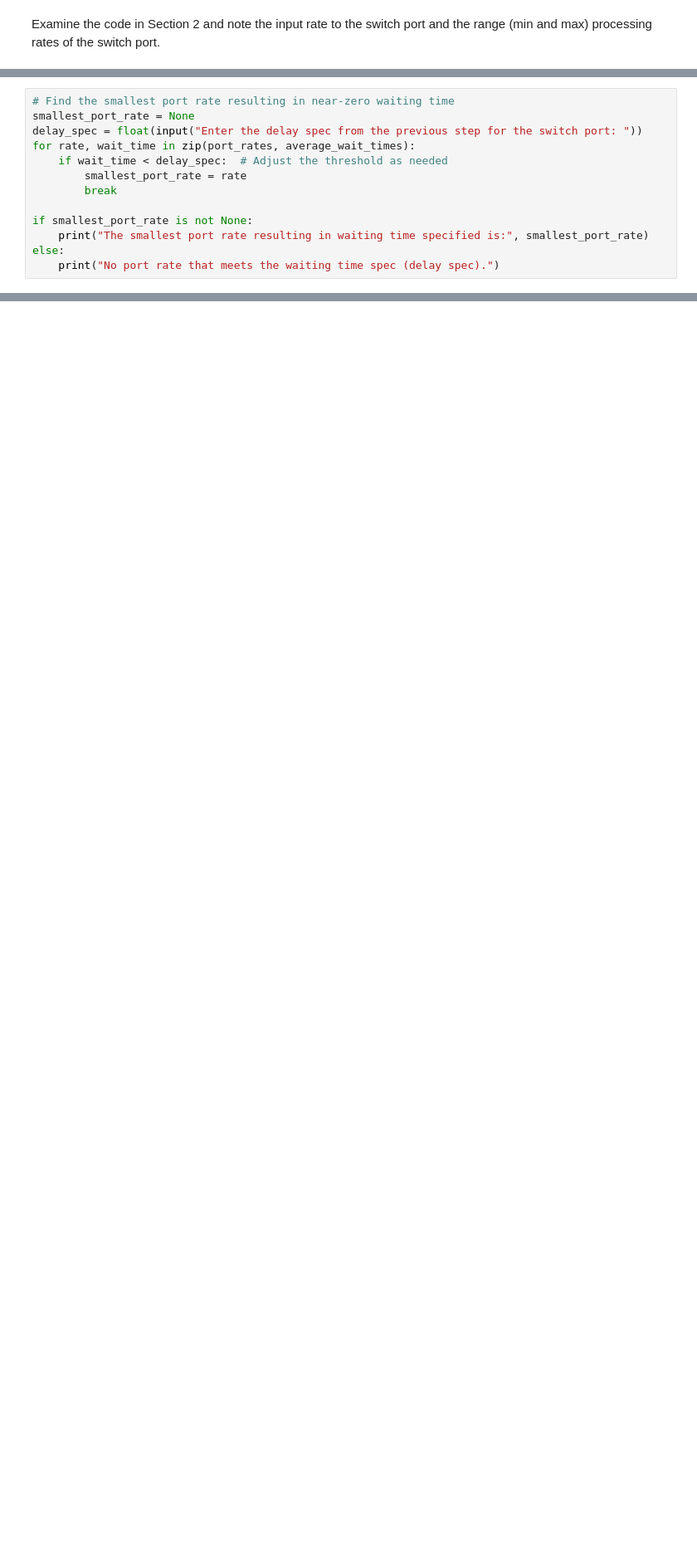
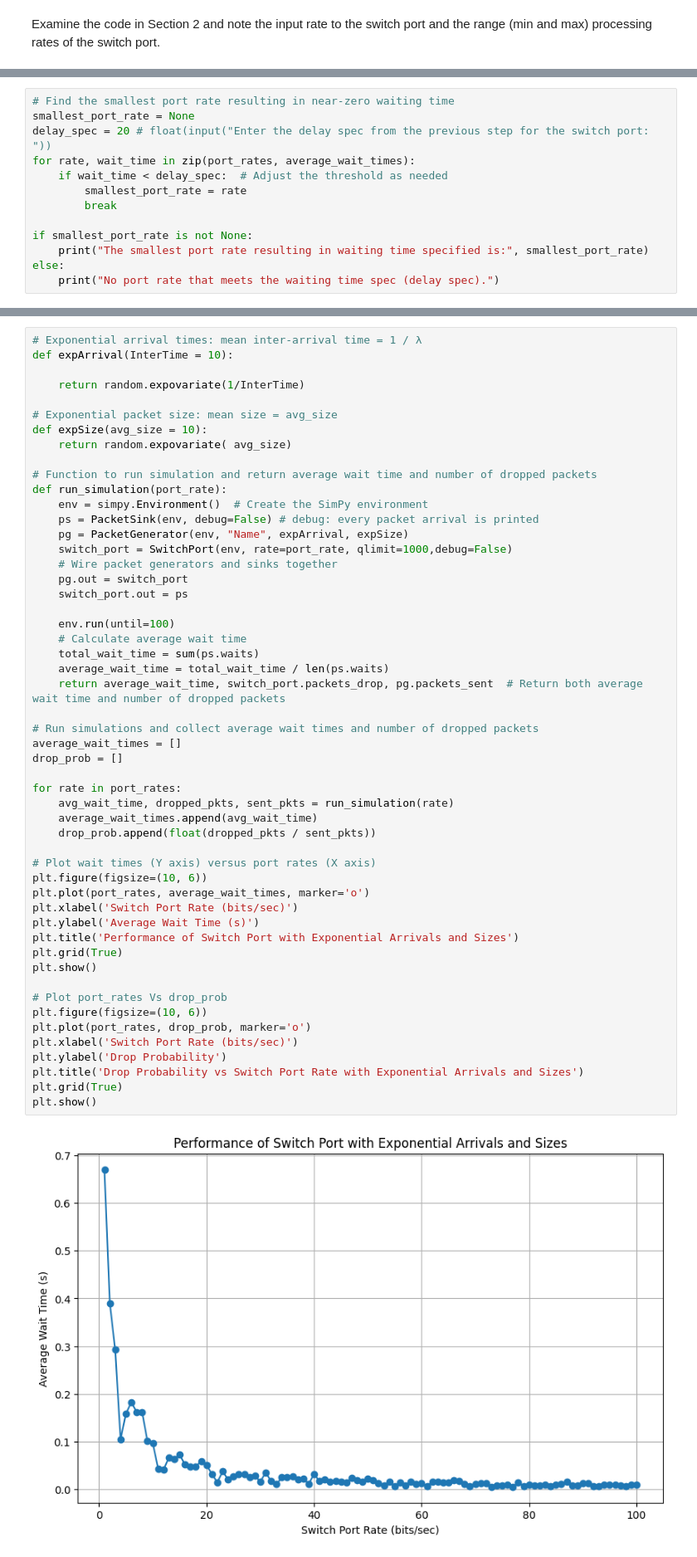
Before and after one commit to cpas0004/Monash2026, a Jupyter notebook: ECE4045/Labs/Lab 4/Lab 4 Instructions_Moodle 2026 Version.ipynb, the cells around one changed output, grey strips where cells are left out. Shown at 83% size. Drawn from its saved outputs; the diff is of its cells as text; blank space fills up the shorter version.

```diff
--- a/ECE4045/Labs/Lab 4/Lab 4 Instructions_Moodle 2026 Version.ipynb
+++ b/ECE4045/Labs/Lab 4/Lab 4 Instructions_Moodle 2026 Version.ipynb
@@ -299,7 +330,7 @@ Examine the code in Section 2 and note the input rate to the switch port and the
 # %%
 # Find the smallest port rate resulting in near-zero waiting time
 smallest_port_rate = None
-delay_spec = float(input("Enter the delay spec from the previous step for the switch port: "))
+delay_spec = 20 # float(input("Enter the delay spec from the previous step for the switch port: "))
 for rate, wait_time in zip(port_rates, average_wait_times):
     if wait_time < delay_spec:  # Adjust the threshold as needed
         smallest_port_rate = rate
@@ -321,0 +367,54 @@ The smallest port rate resulting in waiting time specified is: 6
+# %%
+# Exponential arrival times: mean inter-arrival time = 1 / λ
+def expArrival(InterTime = 10):
+
+    return random.expovariate(1/InterTime)
+
+# Exponential packet size: mean size = avg_size
+def expSize(avg_size = 10):
+    return random.expovariate( avg_size)
+
+# Function to run simulation and return average wait time and number of dropped packets
+def run_simulation(port_rate):
+    env = simpy.Environment()  # Create the SimPy environment
+    ps = PacketSink(env, debug=False) # debug: every packet arrival is printed
+    pg = PacketGenerator(env, "Name", expArrival, expSize)
+    switch_port = SwitchPort(env, rate=port_rate, qlimit=1000,debug=False)
+    # Wire packet generators and sinks together
+    pg.out = switch_port
+    switch_port.out = ps
+
+    env.run(until=100)
+    # Calculate average wait time
+    total_wait_time = sum(ps.waits)
+    average_wait_time = total_wait_time / len(ps.waits)
+    return average_wait_time, switch_port.packets_drop, pg.packets_sent  # Return both average wait time and number of dropped packets
+
+# Run simulations and collect average wait times and number of dropped packets
+average_wait_times = []
+drop_prob = []
+
+for rate in port_rates:
+    avg_wait_time, dropped_pkts, sent_pkts = run_simulation(rate)
+    average_wait_times.append(avg_wait_time)
+    drop_prob.append(float(dropped_pkts / sent_pkts))
+
+# Plot wait times (Y axis) versus port rates (X axis)
+plt.figure(figsize=(10, 6))
+plt.plot(port_rates, average_wait_times, marker='o')
+plt.xlabel('Switch Port Rate (bits/sec)')
+plt.ylabel('Average Wait Time (s)')
+plt.title('Performance of Switch Port with Exponential Arrivals and Sizes')
+plt.grid(True)
+plt.show()
+
+# Plot port_rates Vs drop_prob
+plt.figure(figsize=(10, 6))
+plt.plot(port_rates, drop_prob, marker='o')
+plt.xlabel('Switch Port Rate (bits/sec)')
+plt.ylabel('Drop Probability')
+plt.title('Drop Probability vs Switch Port Rate with Exponential Arrivals and Sizes')
+plt.grid(True)
+plt.show()
+# %% [output]
+[figure, added]
```
Also changed, not shown: parts of 11 cells of this notebook.
